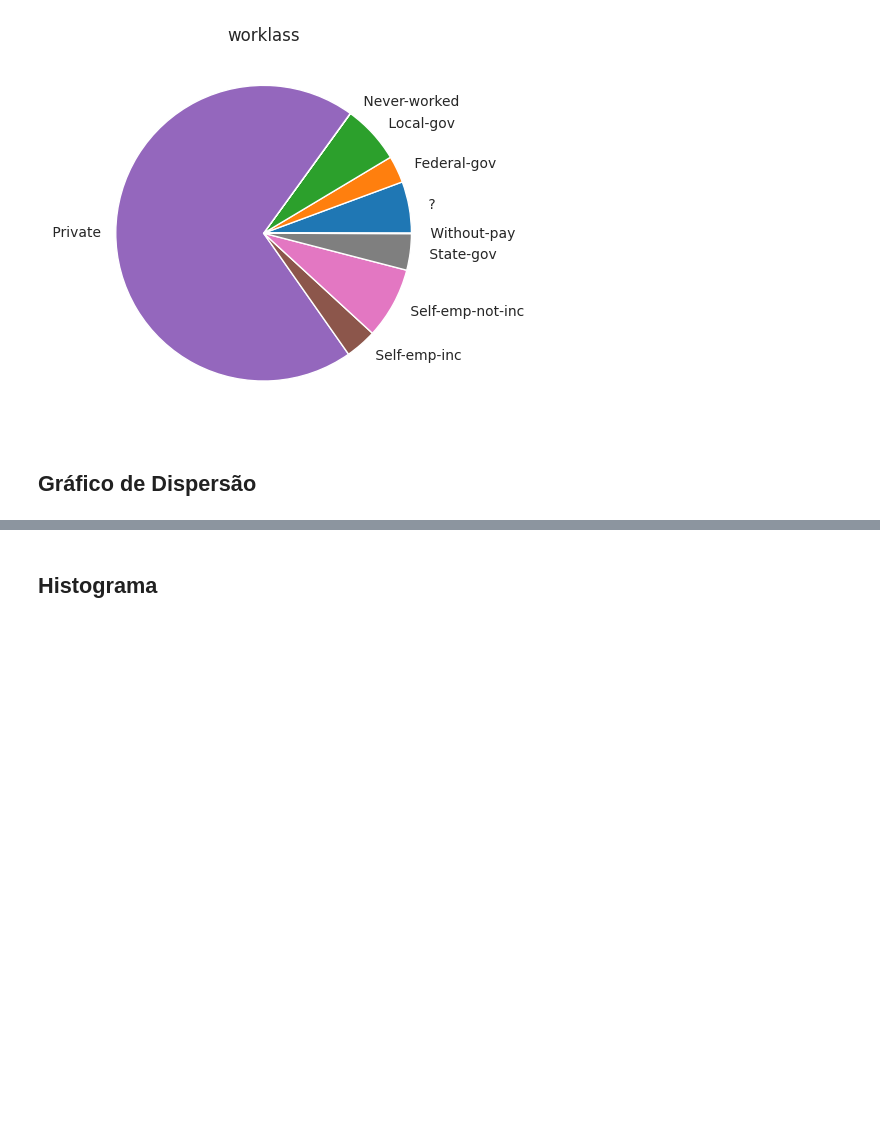
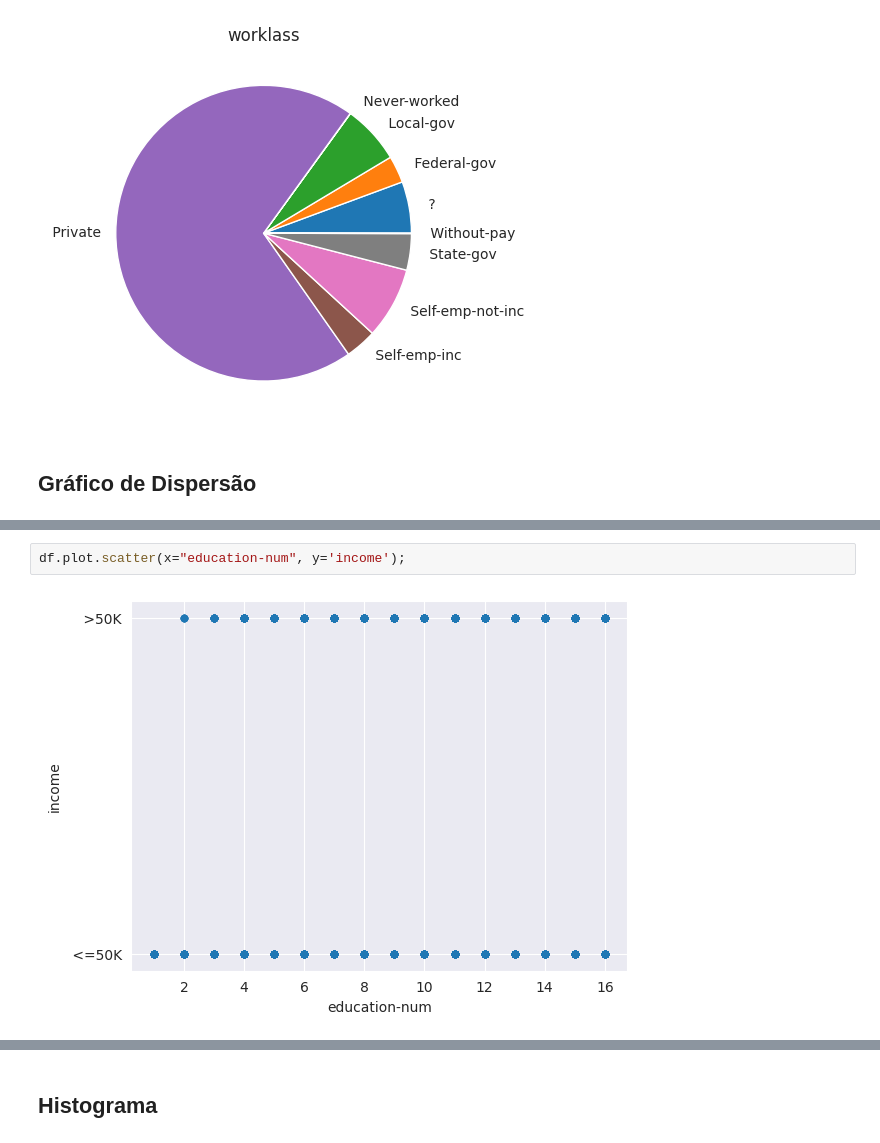
Before and after one commit to Joao-Inacio/Pandas-Descomplicado-Um-Guia-Pratico-para-Iniciantes, a Jupyter notebook: 0.3_Graficos/graficos.ipynb, the cells around one changed output, grey strips where cells are left out. Saved outputs shown, nothing was run; the diff lists cells and outputs as text; blank space fills up the shorter version.

```diff
--- a/0.3_Graficos/graficos.ipynb
+++ b/0.3_Graficos/graficos.ipynb
@@ -150,0 +155,4 @@ df.groupby("workclass")["age"].count().plot.pie(title='worklass', ylabel="");
+# %%
+df.plot.scatter(x="education-num", y='income');
+# %% [output]
+[figure, added]
```
Also changed, not shown: parts of 3 cells of this notebook.
